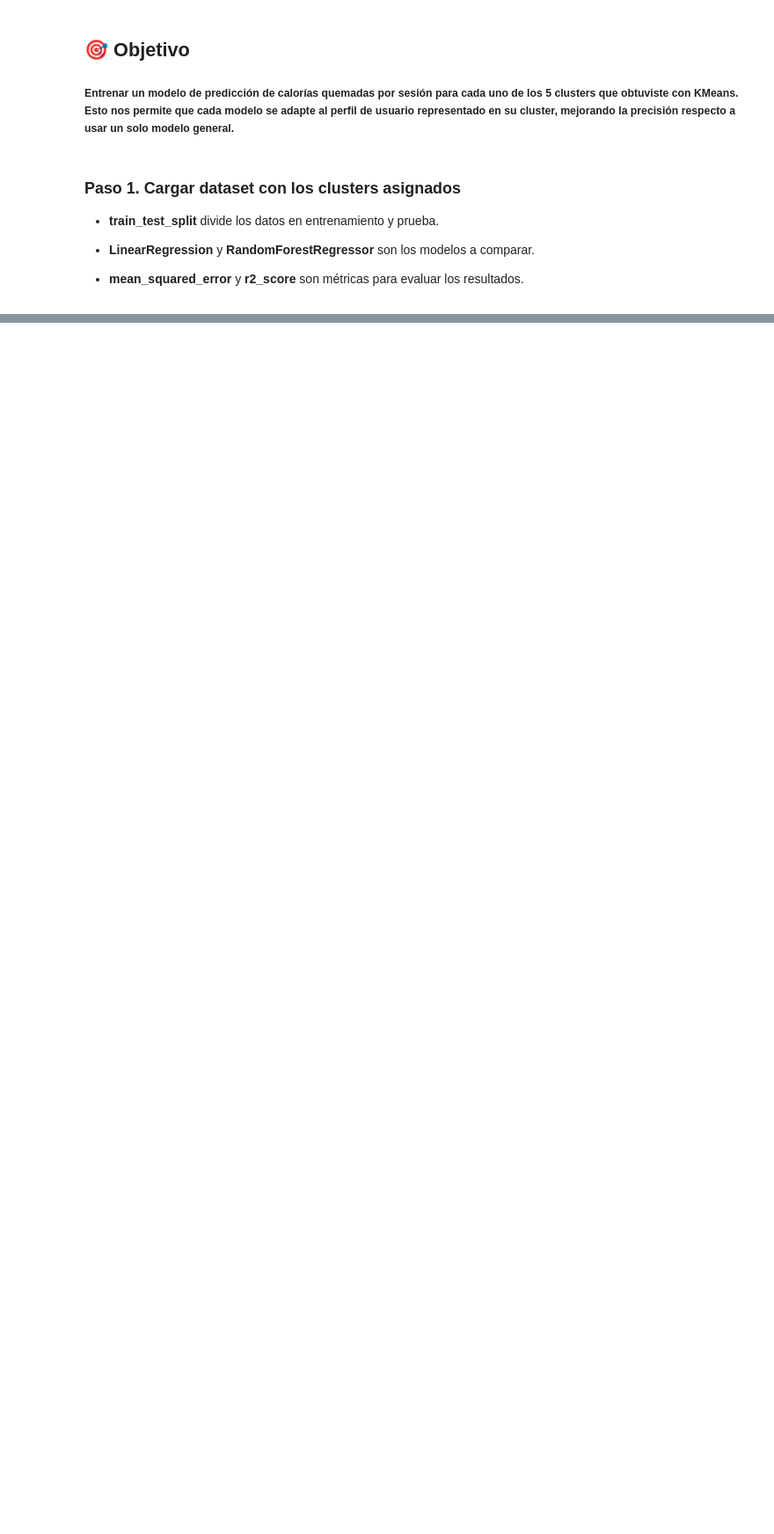
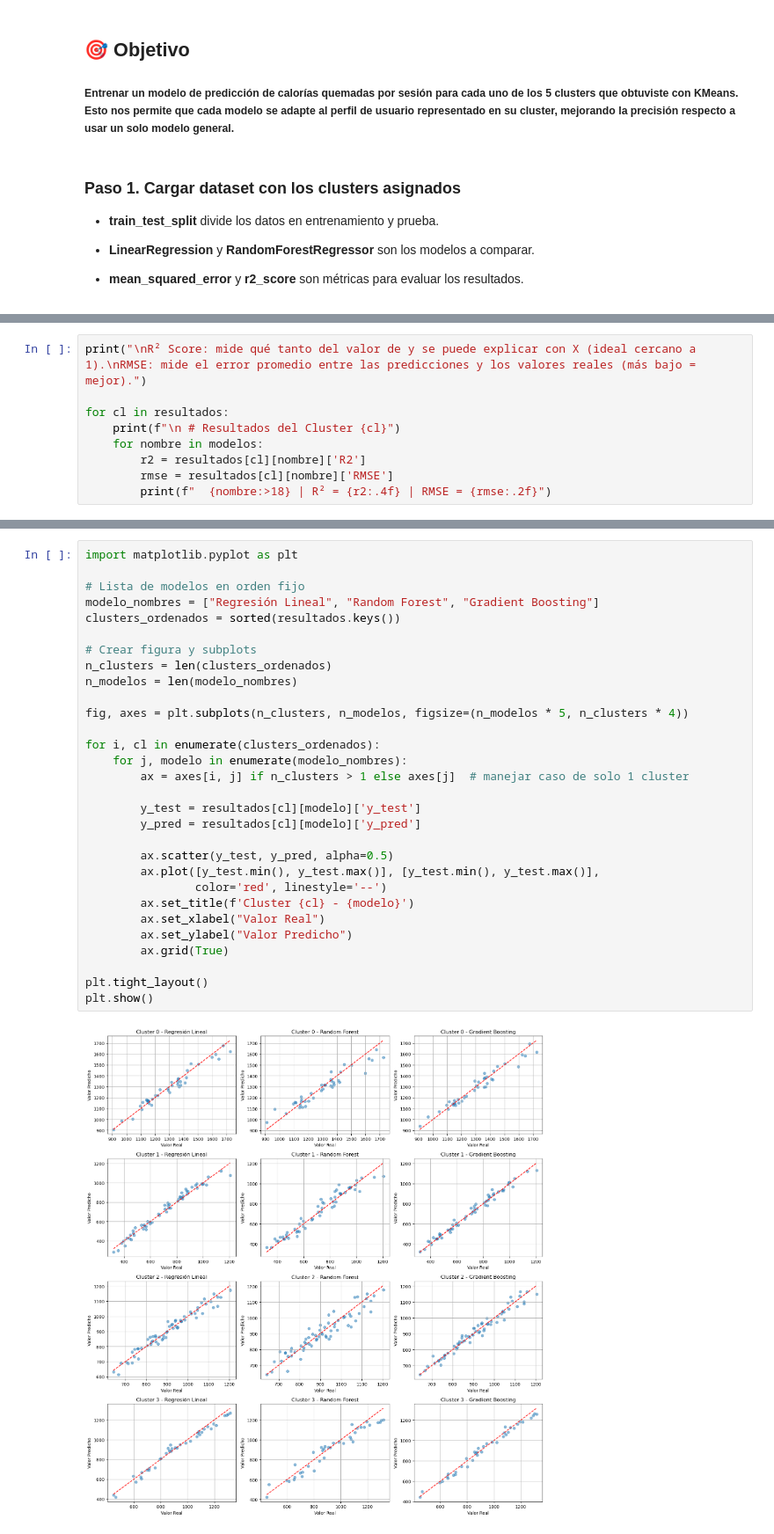
Before and after one commit to carlyg7/TFG, a Jupyter notebook: prediccion_escenario_A.ipynb, the cells around one changed output, grey strips where cells are left out. Shown at 88% size. Saved outputs shown, nothing was run; the diff lists cells and outputs as text; blank space fills up the shorter version.

```diff
--- a/prediccion_escenario_A.ipynb
+++ b/prediccion_escenario_A.ipynb
@@ -149,0 +93,9 @@ plt.show()
+# %%
+print("\nR² Score: mide qué tanto del valor de y se puede explicar con X (ideal cercano a 1).\nRMSE: mide el error promedio entre las predicciones y los valores reales (más bajo = mejor).")
+
+for cl in resultados:
+    print(f"\n # Resultados del Cluster {cl}")
+    for nombre in modelos:
+        r2 = resultados[cl][nombre]['R2']
+        rmse = resultados[cl][nombre]['RMSE']
+        print(f"  {nombre:>18} | R² = {r2:.4f} | RMSE = {rmse:.2f}")
@@ -149,0 +122,32 @@ plt.show()
+# %%
+import matplotlib.pyplot as plt
+
+# Lista de modelos en orden fijo
+modelo_nombres = ["Regresión Lineal", "Random Forest", "Gradient Boosting"]
+clusters_ordenados = sorted(resultados.keys())
+
+# Crear figura y subplots
+n_clusters = len(clusters_ordenados)
+n_modelos = len(modelo_nombres)
+
+fig, axes = plt.subplots(n_clusters, n_modelos, figsize=(n_modelos * 5, n_clusters * 4))
+
+for i, cl in enumerate(clusters_ordenados):
+    for j, modelo in enumerate(modelo_nombres):
+        ax = axes[i, j] if n_clusters > 1 else axes[j]  # manejar caso de solo 1 cluster
+
+        y_test = resultados[cl][modelo]['y_test']
+        y_pred = resultados[cl][modelo]['y_pred']
+
+        ax.scatter(y_test, y_pred, alpha=0.5)
+        ax.plot([y_test.min(), y_test.max()], [y_test.min(), y_test.max()],
+                color='red', linestyle='--')
+        ax.set_title(f'Cluster {cl} - {modelo}')
+        ax.set_xlabel("Valor Real")
+        ax.set_ylabel("Valor Predicho")
+        ax.grid(True)
+
+plt.tight_layout()
+plt.show()
+# %% [output]
+[figure, added]
```
Also changed, not shown: parts of 31 cells of this notebook, 14 other files.
